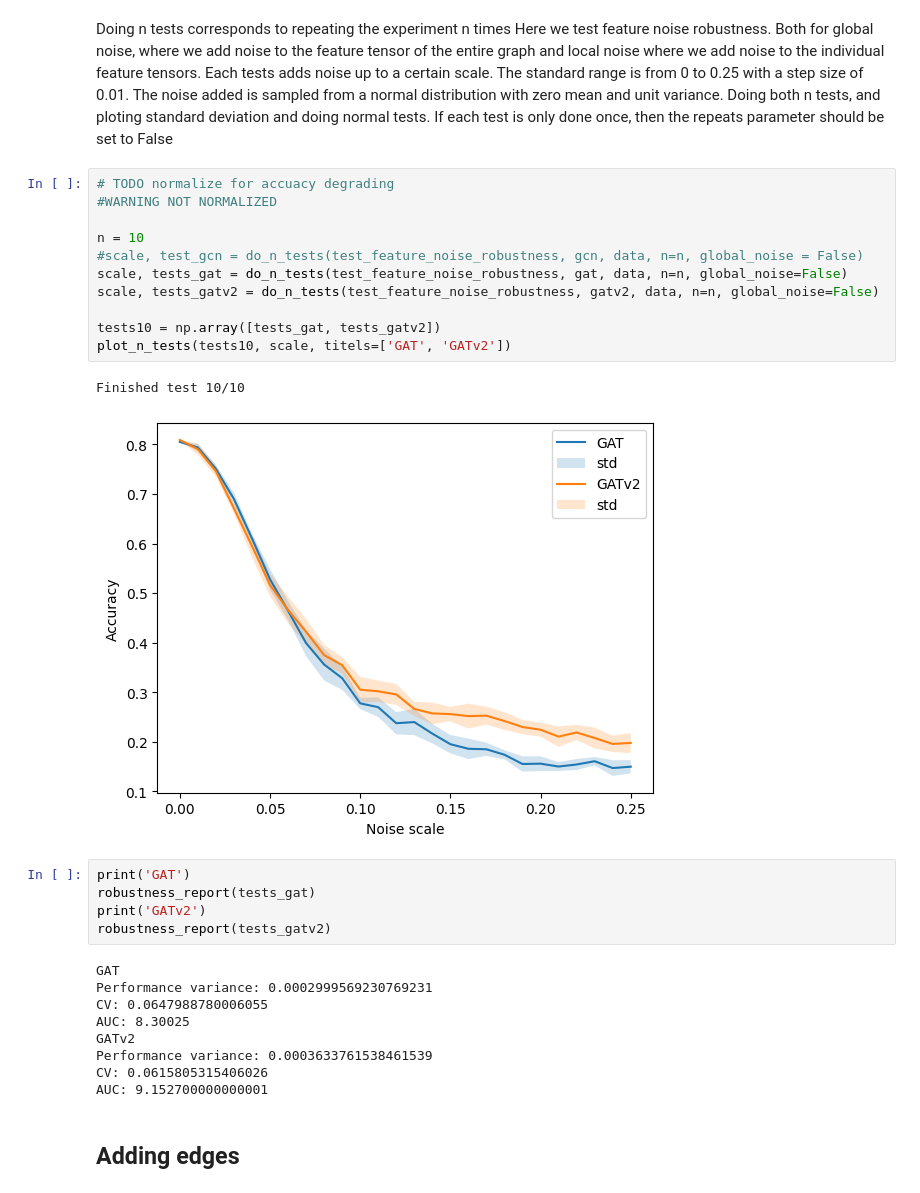
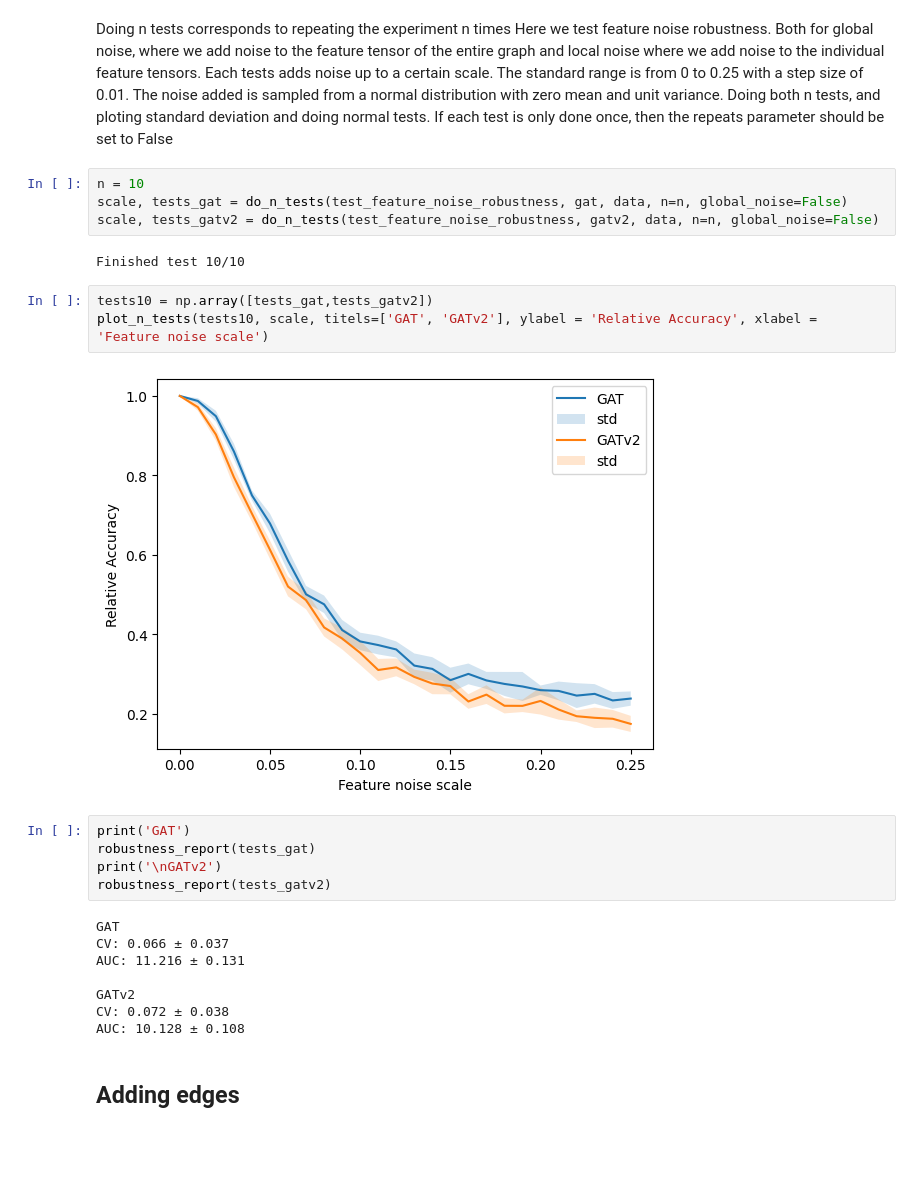
Before and after one commit to KarlRisager/ATDL_A3, a Jupyter notebook: workerNB.ipynb, the cells around one changed output. Cells and saved outputs as stored; diff of their text form; blank space fills up the shorter version.

Commit message:
Normalizing test values for evlauation

```diff
--- a/workerNB.ipynb
+++ b/workerNB.ipynb
@@ -158,33 +165,29 @@ Doing n tests corresponds to repeating the experiment n times
 Here we test feature noise robustness. Both for global noise, where we add noise to the feature tensor of the entire graph and local noise where we add noise to the individual feature tensors. Each tests adds noise up to a certain scale. The standard range is from 0 to 0.25 with a step size of 0.01. The noise added is sampled from a normal distribution with zero mean and unit variance.
 Doing both n tests, and ploting standard deviation and doing normal tests. If each test is only done once, then the repeats parameter should be set to False
 # %%
-# TODO normalize for accuacy degrading
-#WARNING NOT NORMALIZED
-
 n = 10
-#scale, test_gcn = do_n_tests(test_feature_noise_robustness, gcn, data, n=n, global_noise = False)
 scale, tests_gat = do_n_tests(test_feature_noise_robustness, gat, data, n=n, global_noise=False)
 scale, tests_gatv2 = do_n_tests(test_feature_noise_robustness, gatv2, data, n=n, global_noise=False)
-
-tests10 = np.array([tests_gat, tests_gatv2])
-plot_n_tests(tests10, scale, titels=['GAT', 'GATv2'])
 # %% [output]
 Finished test 10/10
-[figure, removed]
+# %%
+tests10 = np.array([tests_gat,tests_gatv2])
+plot_n_tests(tests10, scale, titels=['GAT', 'GATv2'], ylabel = 'Relative Accuracy', xlabel = 'Feature noise scale')
+# %% [output]
+[figure, added]
 # %%
 print('GAT')
 robustness_report(tests_gat)
-print('GATv2')
+print('\nGATv2')
 robustness_report(tests_gatv2)
 # %% [output]
 GAT
-Performance variance: 0.0002999569230769231
-CV: 0.0647988780006055
-AUC: 8.30025
+CV: 0.066 ± 0.037
+AUC: 11.216 ± 0.131
+
 GATv2
-Performance variance: 0.0003633761538461539
-CV: 0.0615805315406026
-AUC: 9.152700000000001
+CV: 0.072 ± 0.038
+AUC: 10.128 ± 0.108
 # %% [markdown]
 ## Adding edges
 # %%
```
Also changed, not shown: parts of 21 cells of this notebook, 2 other files.
